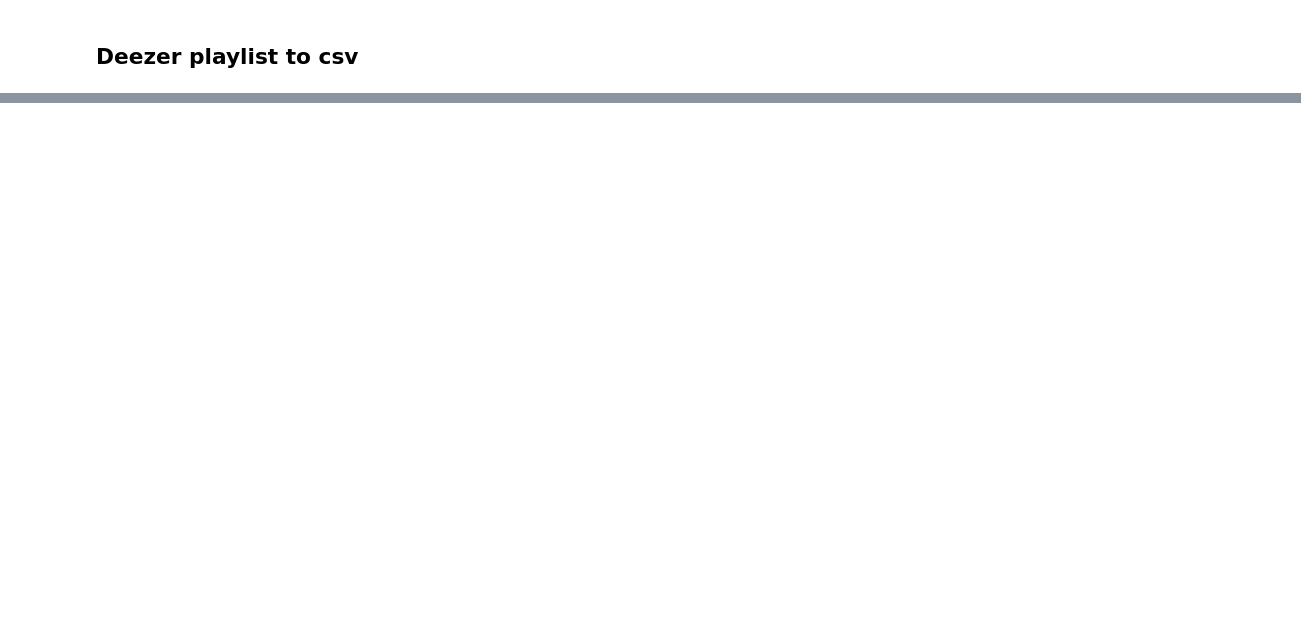
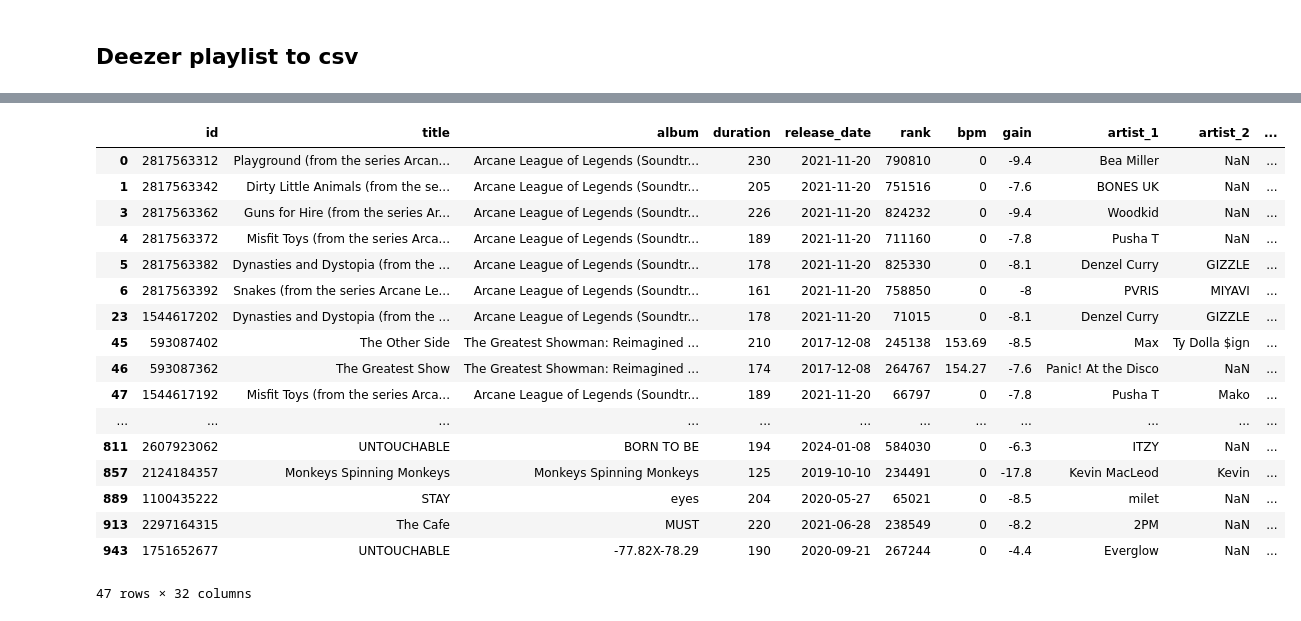
Before and after one commit to bloonsboy/discordboy, a Jupyter notebook: deezeer_extract.ipynb, the cells around one changed output, grey strips where cells are left out. Drawn from its saved outputs; the diff is of its cells as text; code cells hidden in the pictures; blank space fills up the shorter version.

```diff
--- a/deezeer_extract.ipynb
+++ b/deezeer_extract.ipynb
@@ -56,4 +56,9 @@ for playlist_id in playlist_id_list:
             df_tracks.loc[df_tracks["id"] == track_id, f'{playlist_name}'] = True
 
 
-df_tracks
+artist_columns = [col for col in df_tracks.columns if col.startswith("artist")]
+in_columns = [col for col in df_tracks.columns if col.startswith("in_")]
+other_columns = [col for col in df_tracks.columns if col not in artist_columns and col not in in_columns]
+df_tracks = df_tracks[other_columns + artist_columns + in_columns]
+
+df_tracks.head()
@@ -59,0 +73,22 @@ df_tracks
+# %%
+duplicate_titles = df_tracks[df_tracks.duplicated(subset='title', keep=False)]
+duplicate_titles
+# %% [output]
+|  | id | title | album | duration | release_date | rank | bpm | gain | artist_1 | artist_2 | ... |
+| 0 | 2817563312 | Playground (from the series Arcan... | Arcane League of Legends (Soundtr... | 230 | 2021-11-20 | 790810 | 0 | -9.4 | Bea Miller | NaN | ... |
+| 1 | 2817563342 | Dirty Little Animals (from the se... | Arcane League of Legends (Soundtr... | 205 | 2021-11-20 | 751516 | 0 | -7.6 | BONES UK | NaN | ... |
+| 3 | 2817563362 | Guns for Hire (from the series Ar... | Arcane League of Legends (Soundtr... | 226 | 2021-11-20 | 824232 | 0 | -9.4 | Woodkid | NaN | ... |
+| 4 | 2817563372 | Misfit Toys (from the series Arca... | Arcane League of Legends (Soundtr... | 189 | 2021-11-20 | 711160 | 0 | -7.8 | Pusha T | NaN | ... |
+| 5 | 2817563382 | Dynasties and Dystopia (from the ... | Arcane League of Legends (Soundtr... | 178 | 2021-11-20 | 825330 | 0 | -8.1 | Denzel Curry | GIZZLE | ... |
+| 6 | 2817563392 | Snakes (from the series Arcane Le... | Arcane League of Legends (Soundtr... | 161 | 2021-11-20 | 758850 | 0 | -8 | PVRIS | MIYAVI | ... |
+| 23 | 1544617202 | Dynasties and Dystopia (from the ... | Arcane League of Legends (Soundtr... | 178 | 2021-11-20 | 71015 | 0 | -8.1 | Denzel Curry | GIZZLE | ... |
+| 45 | 593087402 | The Other Side | The Greatest Showman: Reimagined ... | 210 | 2017-12-08 | 245138 | 153.69 | -8.5 | Max | Ty Dolla $ign | ... |
+| 46 | 593087362 | The Greatest Show | The Greatest Showman: Reimagined ... | 174 | 2017-12-08 | 264767 | 154.27 | -7.6 | Panic! At the Disco | NaN | ... |
+| 47 | 1544617192 | Misfit Toys (from the series Arca... | Arcane League of Legends (Soundtr... | 189 | 2021-11-20 | 66797 | 0 | -7.8 | Pusha T | Mako | ... |
+| ... | ... | ... | ... | ... | ... | ... | ... | ... | ... | ... | ... |
+| 811 | 2607923062 | UNTOUCHABLE | BORN TO BE | 194 | 2024-01-08 | 584030 | 0 | -6.3 | ITZY | NaN | ... |
+| 857 | 2124184357 | Monkeys Spinning Monkeys | Monkeys Spinning Monkeys | 125 | 2019-10-10 | 234491 | 0 | -17.8 | Kevin MacLeod | Kevin | ... |
+| 889 | 1100435222 | STAY | eyes | 204 | 2020-05-27 | 65021 | 0 | -8.5 | milet | NaN | ... |
+| 913 | 2297164315 | The Cafe | MUST | 220 | 2021-06-28 | 238549 | 0 | -8.2 | 2PM | NaN | ... |
+| 943 | 1751652677 | UNTOUCHABLE | -77.82X-78.29 | 190 | 2020-09-21 | 267244 | 0 | -4.4 | Everglow | NaN | ... |
+47 rows × 32 columns
```
Also changed, not shown: parts of 3 cells of this notebook.
